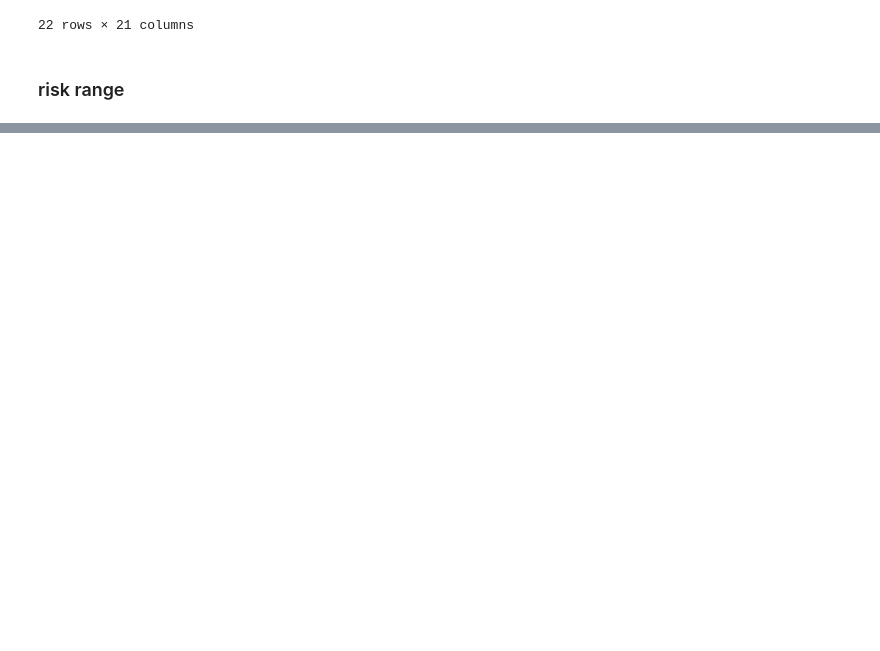
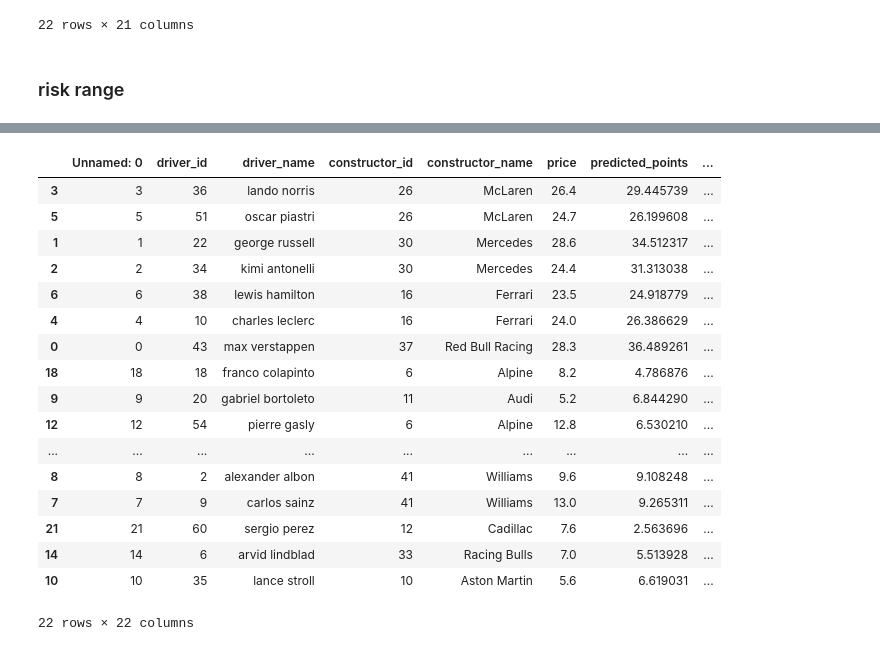
Before and after one commit to jguptil1/F1Fantasy, a Jupyter notebook: src/simulation/test.ipynb, the cells around one changed output, grey strips where cells are left out. Saved outputs shown, nothing was run; the diff lists cells and outputs as text; code cells hidden in the pictures; blank space fills up the shorter version.

```diff
--- a/src/simulation/test.ipynb
+++ b/src/simulation/test.ipynb
@@ -206 +206,26 @@ driver_summary.sort_values("risk_range", ascending=False)
 22 rows × 21 columns
+# %%
+driver_summary["downside_contribution"] = (
+    driver_summary["mean_sim_points"] - driver_summary["p10"]
+)
+
+driver_summary.sort_values("downside_contribution", ascending=False)
+# %% [output]
+|  | Unnamed: 0 | driver_id | driver_name | constructor_id | constructor_name | price | predicted_points | ... |
+| 3 | 3 | 36 | lando norris | 26 | McLaren | 26.4 | 29.445739 | ... |
+| 5 | 5 | 51 | oscar piastri | 26 | McLaren | 24.7 | 26.199608 | ... |
+| 1 | 1 | 22 | george russell | 30 | Mercedes | 28.6 | 34.512317 | ... |
+| 2 | 2 | 34 | kimi antonelli | 30 | Mercedes | 24.4 | 31.313038 | ... |
+| 6 | 6 | 38 | lewis hamilton | 16 | Ferrari | 23.5 | 24.918779 | ... |
+| 4 | 4 | 10 | charles leclerc | 16 | Ferrari | 24.0 | 26.386629 | ... |
+| 0 | 0 | 43 | max verstappen | 37 | Red Bull Racing | 28.3 | 36.489261 | ... |
+| 18 | 18 | 18 | franco colapinto | 6 | Alpine | 8.2 | 4.786876 | ... |
+| 9 | 9 | 20 | gabriel bortoleto | 11 | Audi | 5.2 | 6.844290 | ... |
+| 12 | 12 | 54 | pierre gasly | 6 | Alpine | 12.8 | 6.530210 | ... |
+| ... | ... | ... | ... | ... | ... | ... | ... | ... |
+| 8 | 8 | 2 | alexander albon | 41 | Williams | 9.6 | 9.108248 | ... |
+| 7 | 7 | 9 | carlos sainz | 41 | Williams | 13.0 | 9.265311 | ... |
+| 21 | 21 | 60 | sergio perez | 12 | Cadillac | 7.6 | 2.563696 | ... |
+| 14 | 14 | 6 | arvid lindblad | 33 | Racing Bulls | 7.0 | 5.513928 | ... |
+| 10 | 10 | 35 | lance stroll | 10 | Aston Martin | 5.6 | 6.619031 | ... |
+22 rows × 22 columns
```
Also changed, not shown: parts of 5 cells of this notebook, 11 other files.
